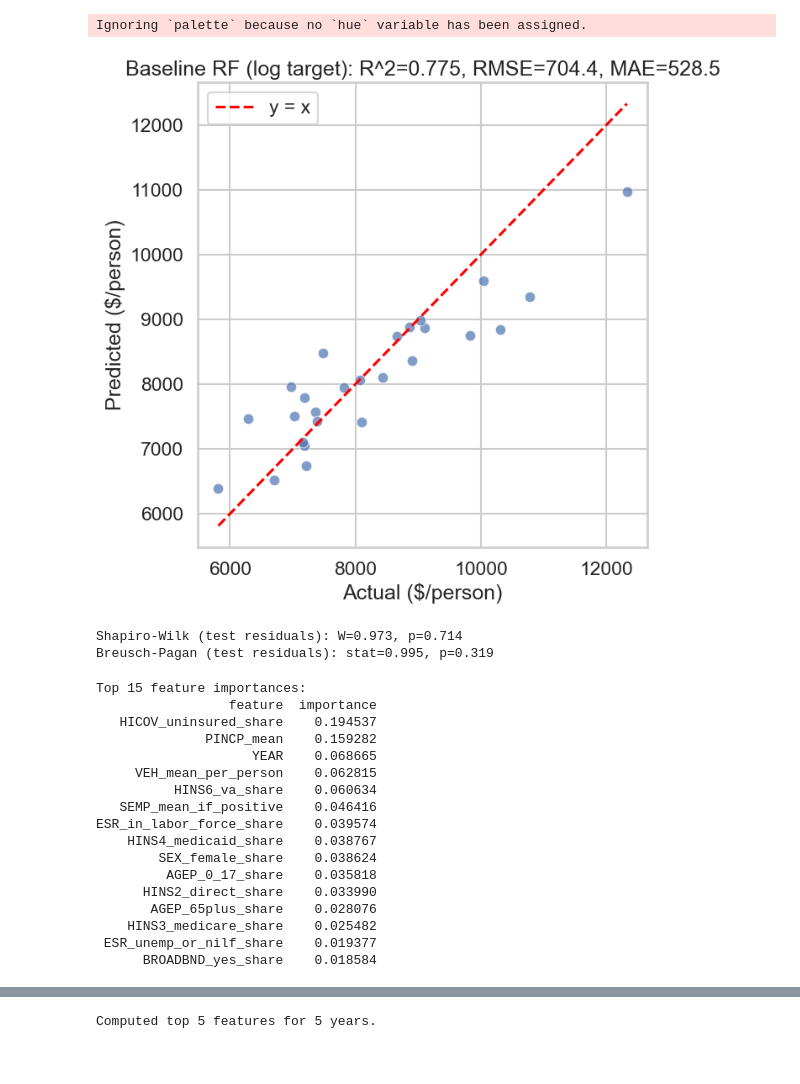
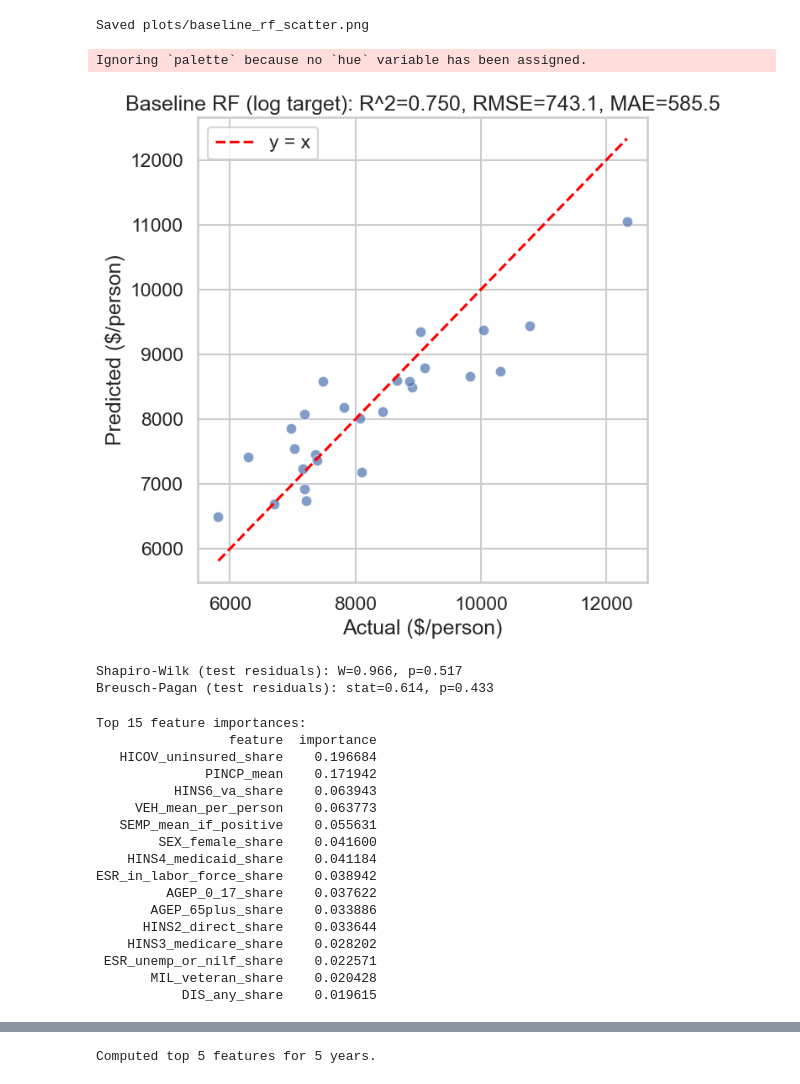
Before and after one commit to SaiShanmukEswarK/Project, a Jupyter notebook: ml_panel.ipynb, the cells around one changed output, grey strips where cells are left out. Cells and saved outputs as stored; diff of their text form; code cells hidden in the pictures.

```diff
--- a/ml_panel.ipynb
+++ b/ml_panel.ipynb
@@ -19,7 +46,7 @@ from xgboost import XGBRegressor
 BASE = "/Users/compiling/435Project/Project"
 COMPLETE_DIR = Path(BASE) / "complete"
 
-spark = SparkSession.builder.appName("Project").getOrCreate()
+spark = SparkSession.builder.appName("P").getOrCreate()
 
 micro = spark.read.parquet(str(COMPLETE_DIR / "pums_*.parquet"))
 print("Total micro rows (all years):", micro.count())
@@ -136,6 +164,7 @@ drop_from_X = {
     target, 'STATE_NAME', 'ST', 'state_year_population',
     'SSP_per_capita', 'RETP_positive_share',
     'DOUT_diff_share', 'DPHY_diff_share',
+    'YEAR',
 }
 numeric_cols = [c for c in df_state_year.columns if c not in drop_from_X]
 
@@ -349,25 +395,31 @@ plt.show()
 # %%
 
 # Baseline RF scatter (test set, log1p target inverted to dollars)
 sns.set_theme(style="whitegrid", context="talk")
 y_test_d = np.expm1(np.array(y_test))
 y_pred_d = np.expm1(np.array(y_pred))
 rmse = root_mean_squared_error(y_test_d, y_pred_d)
 mae = mean_absolute_error(y_test_d, y_pred_d)
 r2 = r2_score(y_test_d, y_pred_d)
 plt.figure(figsize=(7,7))
 sns.scatterplot(x=y_test_d, y=y_pred_d, palette='Blues', alpha=0.7)
 lo, hi = min(y_test_d.min(), y_pred_d.min()), max(y_test_d.max(), y_pred_d.max())
 plt.plot([lo, hi], [lo, hi], color='red', linestyle='--', label='y = x')
 plt.xlabel('Actual ($/person)')
 plt.ylabel('Predicted ($/person)')
 plt.title(f'Baseline RF (log target): R^2={r2:.3f}, RMSE={rmse:,.1f}, MAE={mae:,.1f}')
 plt.legend()
 plt.tight_layout()
+out_dir = Path("plots")
+out_dir.mkdir(parents=True, exist_ok=True)
+out_path = out_dir / "baseline_rf_scatter.png"
+plt.savefig(out_path, dpi=300, bbox_inches='tight')
+print(f"Saved {out_path}")
 plt.show()
 # %% [output]
-Ignoring `palette` because no `hue` variable has been assigned.
+Saved plots/baseline_rf_scatter.png
+Ignoring `palette` because no `hue` variable has been assigned.
-[figure, old version]
+[figure, new version]
 # %%
 
 # Residual normality (Shapiro-Wilk) and heteroskedasticity (Breusch-Pagan)
@@ -386,8 +438,8 @@ exog = sm.add_constant(y_fitted)
 bp_stat, bp_p, _, _ = het_breuschpagan(test_resid, exog)
 print(f'Breusch-Pagan (test residuals): stat={bp_stat:.3f}, p={bp_p:.3g}')
 # %% [output]
-Shapiro-Wilk (test residuals): W=0.973, p=0.714
-Breusch-Pagan (test residuals): stat=0.995, p=0.319
+Shapiro-Wilk (test residuals): W=0.966, p=0.517
+Breusch-Pagan (test residuals): stat=0.614, p=0.433
 # %%
 # PART 2b: Random Forest feature importances
 
@@ -406,21 +458,21 @@ else:
 # %% [output]
 Top 15 feature importances:
                  feature  importance
-   HICOV_uninsured_share    0.194537
-              PINCP_mean    0.159282
-                    YEAR    0.068665
-     VEH_mean_per_person    0.062815
-          HINS6_va_share    0.060634
-   SEMP_mean_if_positive    0.046416
-ESR_in_labor_force_share    0.039574
-    HINS4_medicaid_share    0.038767
-        SEX_female_share    0.038624
-         AGEP_0_17_share    0.035818
-      HINS2_direct_share    0.033990
-       AGEP_65plus_share    0.028076
-    HINS3_medicare_share    0.025482
- ESR_unemp_or_nilf_share    0.019377
-      BROADBND_yes_share    0.018584
+   HICOV_uninsured_share    0.196684
+              PINCP_mean    0.171942
+          HINS6_va_share    0.063943
+     VEH_mean_per_person    0.063773
+   SEMP_mean_if_positive    0.055631
+        SEX_female_share    0.041600
+    HINS4_medicaid_share    0.041184
+ESR_in_labor_force_share    0.038942
+         AGEP_0_17_share    0.037622
+       AGEP_65plus_share    0.033886
+      HINS2_direct_share    0.033644
+    HINS3_medicare_share    0.028202
+ ESR_unemp_or_nilf_share    0.022571
+       MIL_veteran_share    0.020428
+           DIS_any_share    0.019615
 # %%
 # PART 2c: Top 5 feature importances per year (separate RF per year)
 
```
Also changed, not shown: parts of 13 cells of this notebook, 9 other files.
